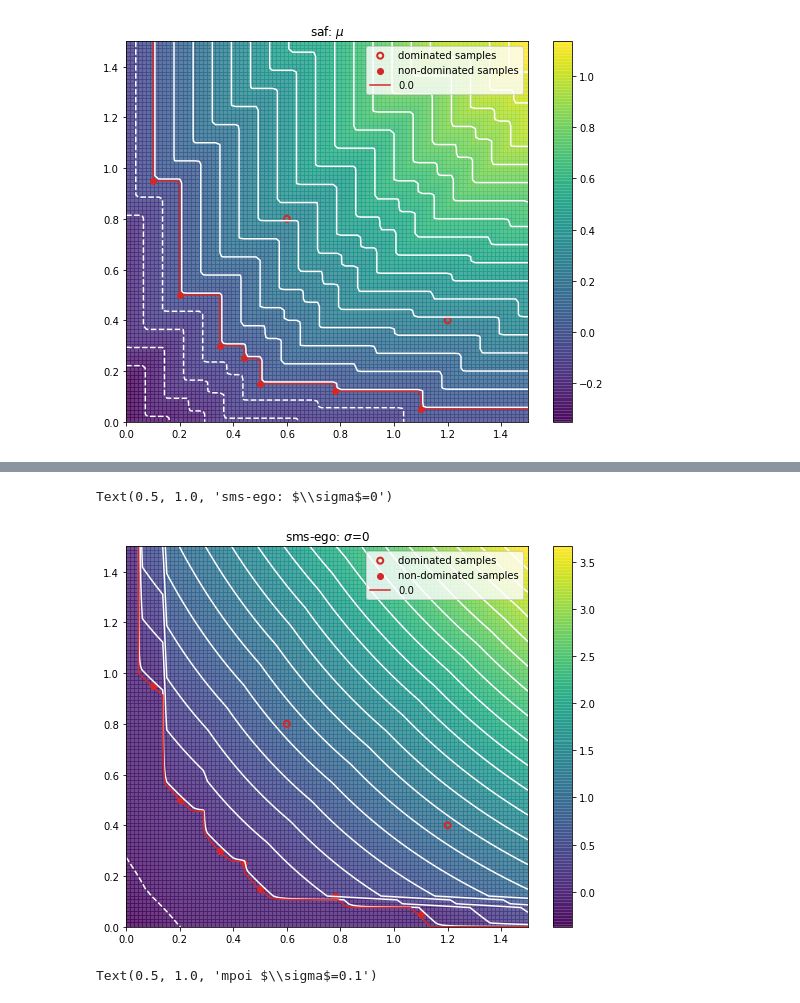
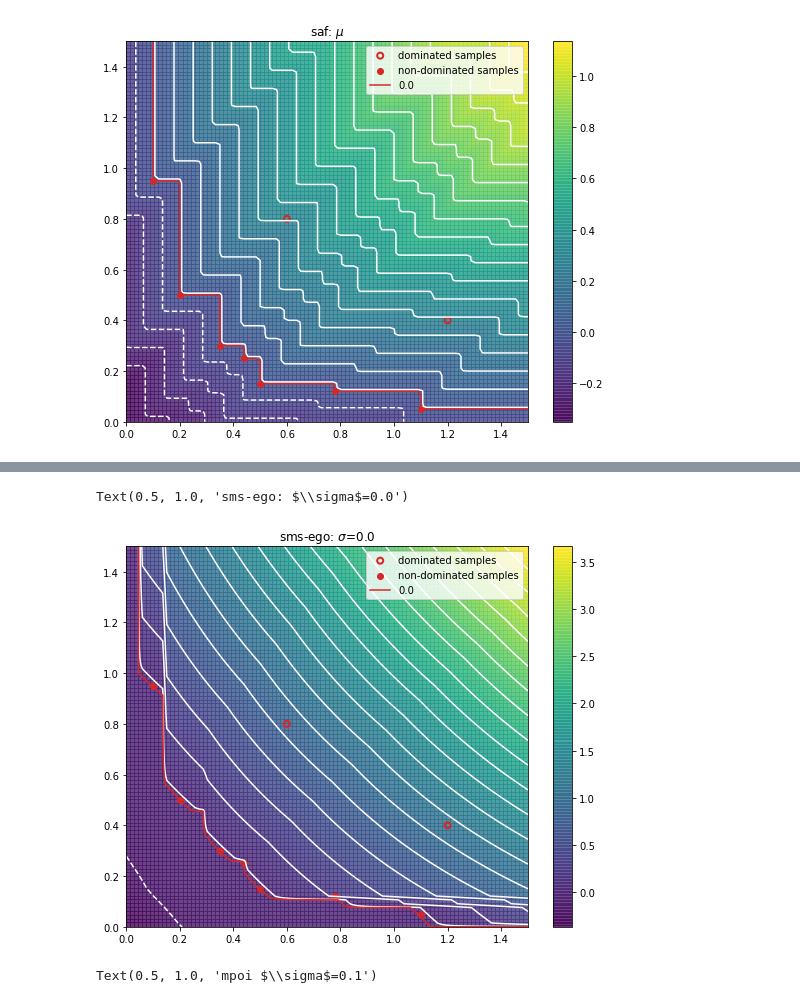
Before and after one commit to FinleyGibson/SAF_EMO, a Jupyter notebook: analytics/algorithm_analysis/image_scalarised_infils.ipynb, the cells around one changed output, grey strips where cells are left out. Drawn from its saved outputs; the diff is of its cells as text; code cells hidden in the pictures.

```diff
--- a/analytics/algorithm_analysis/image_scalarised_infils.ipynb
+++ b/analytics/algorithm_analysis/image_scalarised_infils.ipynb
@@ -93,16 +97,17 @@ Text(0.5, 1.0, 'saf: ei')
 # %%
 from testsuite.optimisers import SmsEgo
-sms_opt = SmsEgo(objective_function=lambda x: x[:,0:2], surrogate=MultiSurrogate(GP), limits = [[0, 0, 0, 0, 0], [1,1,1,1,1]])
+sms_opt = SmsEgo(objective_function=lambda x: x[:,0:2], ei=True, surrogate=MultiSurrogate(GP), limits = [[0, 0, 0, 0, 0], [1,1,1,1,1]])
 sms_opt.y = y
-uncertainty = 0
+sms_opt.Pareto_indices = Pareto_split(y, return_indices=True)
+uncertainty = 0.00
 sms_opt.current_hv = sms_opt._compute_hypervolume()
 F_sms = lambda x_q: np.array([sms_opt._scalarise_y(x_qi.reshape(1, -1), np.ones_like(x_qi.reshape(1, -1))*uncertainty, invert=invert_functions) for x_qi in x_q])
 fig_sms = image_infill(x=y, F=F_sms)
 
 fig_sms.axes[0].set_title("sms-ego: $\sigma$={}".format(uncertainty))
 # %% [output]
-Text(0.5, 1.0, 'sms-ego: $\\sigma$=0')
+Text(0.5, 1.0, 'sms-ego: $\\sigma$=0.0')
-[figure, old version]
+[figure, new version]
 # %%
 from testsuite.optimisers import Mpoi
 mpoi_opt = Mpoi(objective_function=lambda x: x[:,0:2], surrogate=MultiSurrogate(GP), limits = [[0, 0, 0, 0, 0], [1,1,1,1,1]])
```
Also changed, not shown: parts of 2 cells of this notebook, 10 other files.
